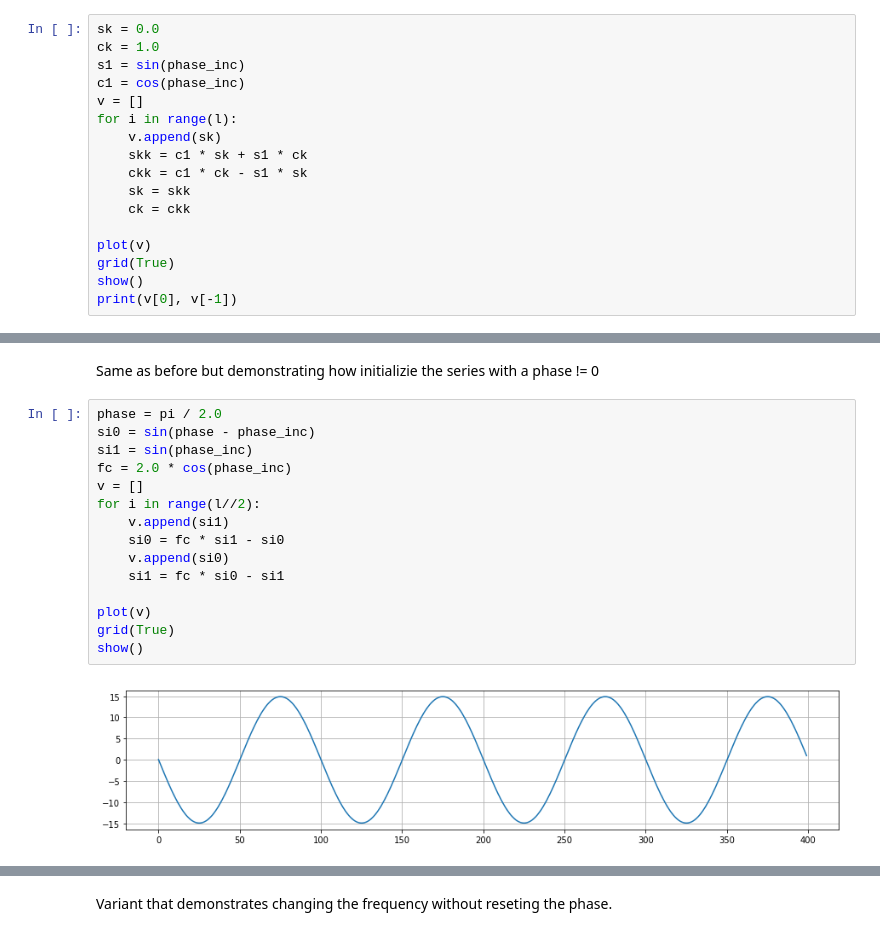
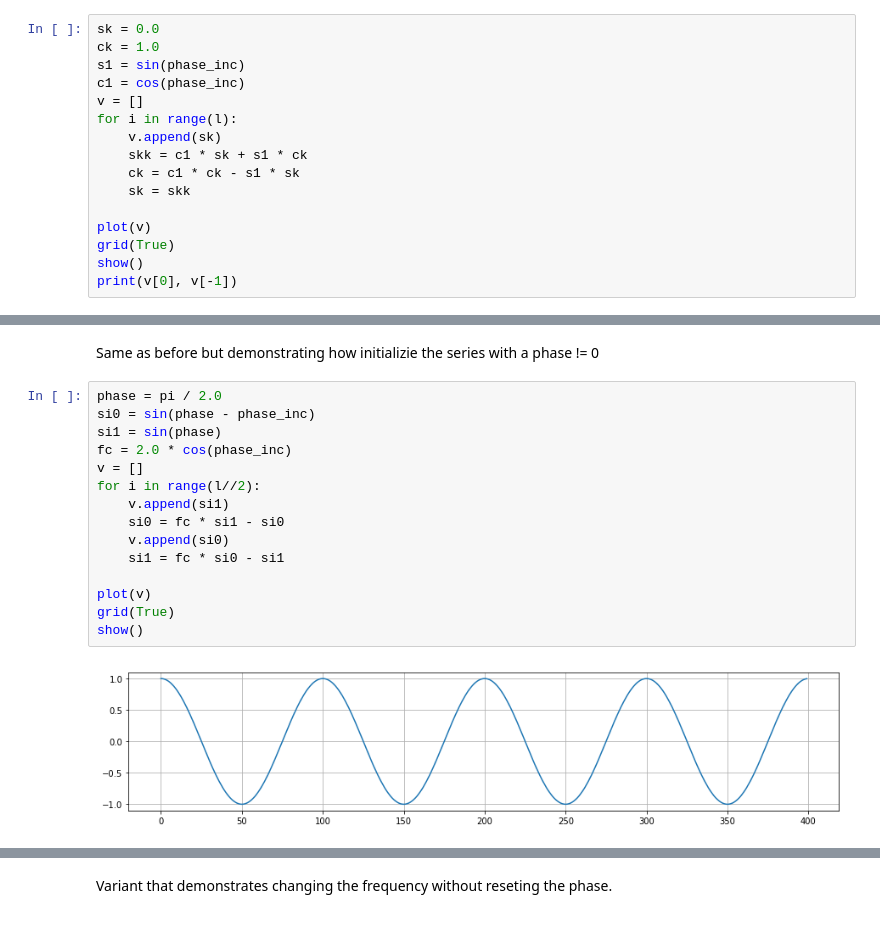
Before and after one commit to Buzztrax/design, a Jupyter notebook: dsp/Fast Sine Series.ipynb, the cells around one changed output, grey strips where cells are left out. Cells and saved outputs as stored; diff of their text form.

Commit message:
dsp: notebook updates
sines: fix exaple with starting phase and add one for the formular that lets
us tweak the frequencies while keeping the phase.

```diff
--- a/dsp/Fast Sine Series.ipynb
+++ b/dsp/Fast Sine Series.ipynb
@@ -51,9 +51,8 @@ v = []
 for i in range(l):
     v.append(sk)
     skk = c1 * sk + s1 * ck
-    ckk = c1 * ck - s1 * sk
+    ck = c1 * ck - s1 * sk
     sk = skk
-    ck = ckk
 
 plot(v)
 grid(True)
@@ -67,17 +66,17 @@ Same as before but demonstrating how initializie the series with a phase != 0
 # %%
 phase = pi / 2.0
 si0 = sin(phase - phase_inc)
-si1 = sin(phase_inc)
+si1 = sin(phase)
 fc = 2.0 * cos(phase_inc)
 v = []
 for i in range(l//2):
     v.append(si1)
     si0 = fc * si1 - si0
     v.append(si0)
     si1 = fc * si0 - si1
 
 plot(v)
 grid(True)
 show()
 # %% [output]
-[figure, old version]
+[figure, new version]
```
Also changed, not shown: parts of 1 cell of this notebook, 1 other file.
